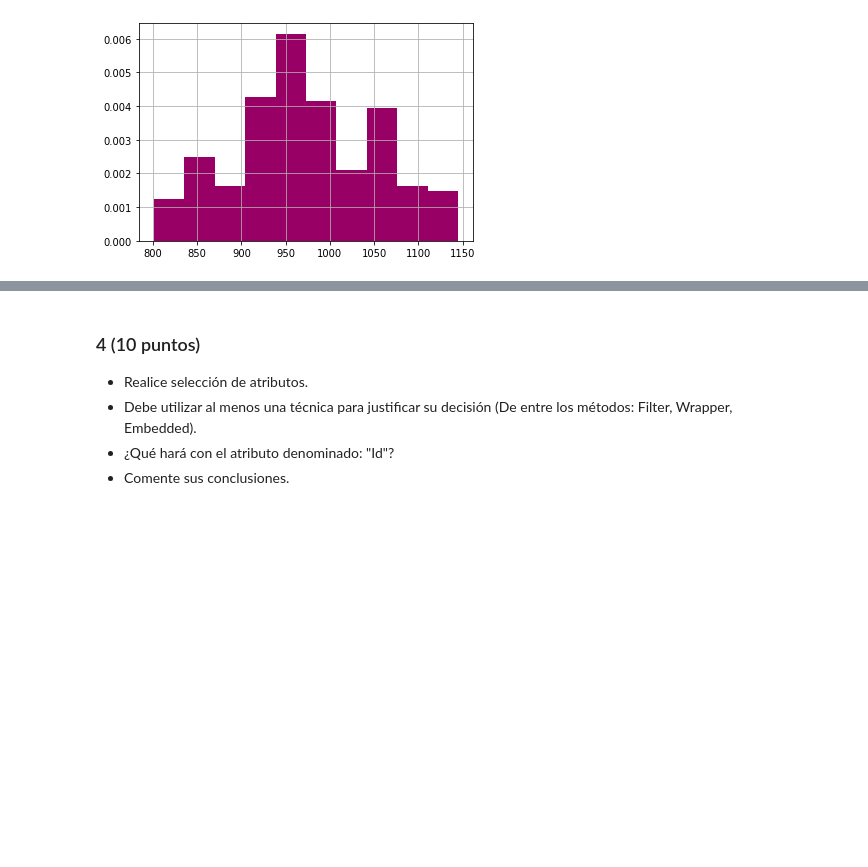
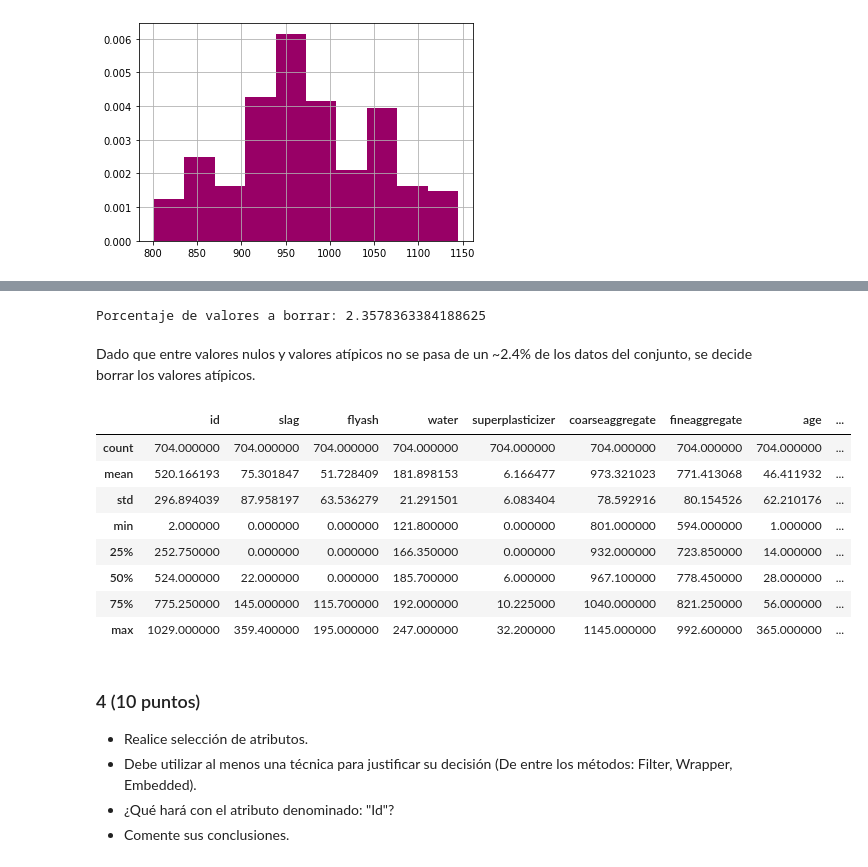
Before and after one commit to GabrielVargasR/University-Artificial-Intelligence, a Jupyter notebook: TC3 - Regression and Feature Engineering/2021-2-Trabajo Practico_03.ipynb, the cells around one changed output, grey strips where cells are left out. Drawn from its saved outputs; the diff is of its cells as text; code cells hidden in the pictures; blank space fills up the shorter version.

Commit message:
3. doc and preprocess

```diff
--- a/TC3 - Regression and Feature Engineering/2021-2-Trabajo Practico_03.ipynb
+++ b/TC3 - Regression and Feature Engineering/2021-2-Trabajo Practico_03.ipynb
@@ -378,0 +374,8 @@ X_trainVal.describe()
+# %%
+# calculates the amount of outliers + null values in the train/validation set and the percentage they represent
+deletable = outliers.shape[0] + (X_trainVal.shape[0]-X_trainVal_nona.shape[0])
+print('Porcentaje de valores a borrar:', deletable/X_trainVal.shape[0] * 100)
+# %% [output]
+Porcentaje de valores a borrar: 2.3578363384188625
+# %% [markdown]
+Dado que entre valores nulos y valores atípicos no se pasa de un ~2.4% de los datos del conjunto, se decide borrar los valores atípicos.
@@ -379,3 +385,16 @@ X_trainVal.describe()
+# %%
+# final description for preprocessed data
+X_trainVal_prep.describe()
+# %% [output]
+|  | id | slag | flyash | water | superplasticizer | coarseaggregate | fineaggregate | age | ... |
+| count | 704.000000 | 704.000000 | 704.000000 | 704.000000 | 704.000000 | 704.000000 | 704.000000 | 704.000000 | ... |
+| mean | 520.166193 | 75.301847 | 51.728409 | 181.898153 | 6.166477 | 973.321023 | 771.413068 | 46.411932 | ... |
+| std | 296.894039 | 87.958197 | 63.536279 | 21.291501 | 6.083404 | 78.592916 | 80.154526 | 62.210176 | ... |
+| min | 2.000000 | 0.000000 | 0.000000 | 121.800000 | 0.000000 | 801.000000 | 594.000000 | 1.000000 | ... |
+| 25% | 252.750000 | 0.000000 | 0.000000 | 166.350000 | 0.000000 | 932.000000 | 723.850000 | 14.000000 | ... |
+| 50% | 524.000000 | 22.000000 | 0.000000 | 185.700000 | 6.000000 | 967.100000 | 778.450000 | 28.000000 | ... |
+| 75% | 775.250000 | 145.000000 | 115.700000 | 192.000000 | 10.225000 | 1040.000000 | 821.250000 | 56.000000 | ... |
+| max | 1029.000000 | 359.400000 | 195.000000 | 247.000000 | 32.200000 | 1145.000000 | 992.600000 | 365.000000 | ... |
 # %% [markdown]
 ### 4 (10 puntos)
 - Realice selección de atributos.
```
Also changed, not shown: parts of 22 cells of this notebook.
